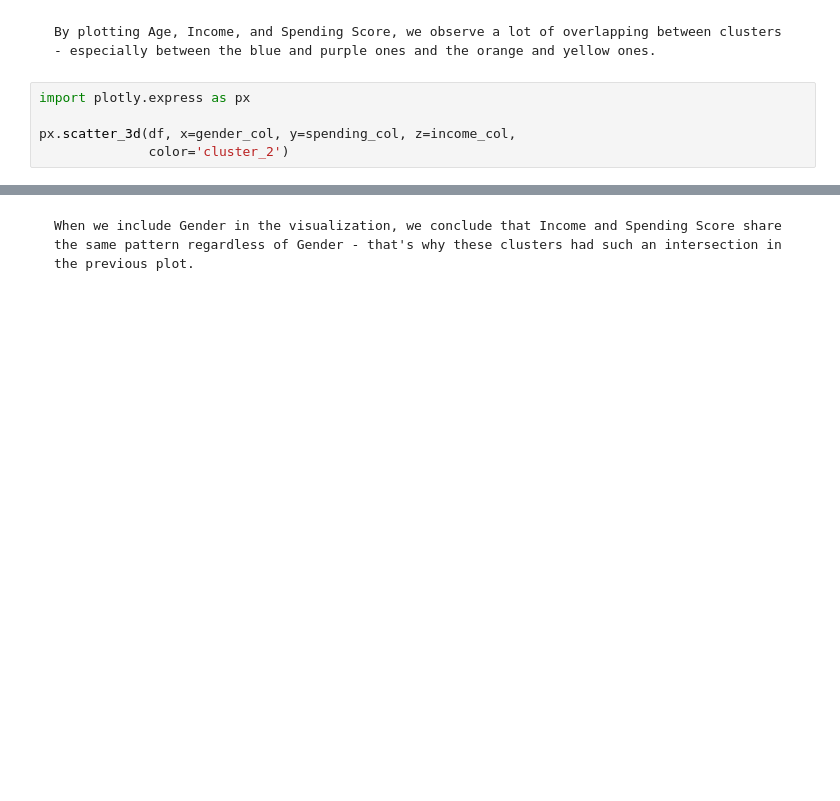
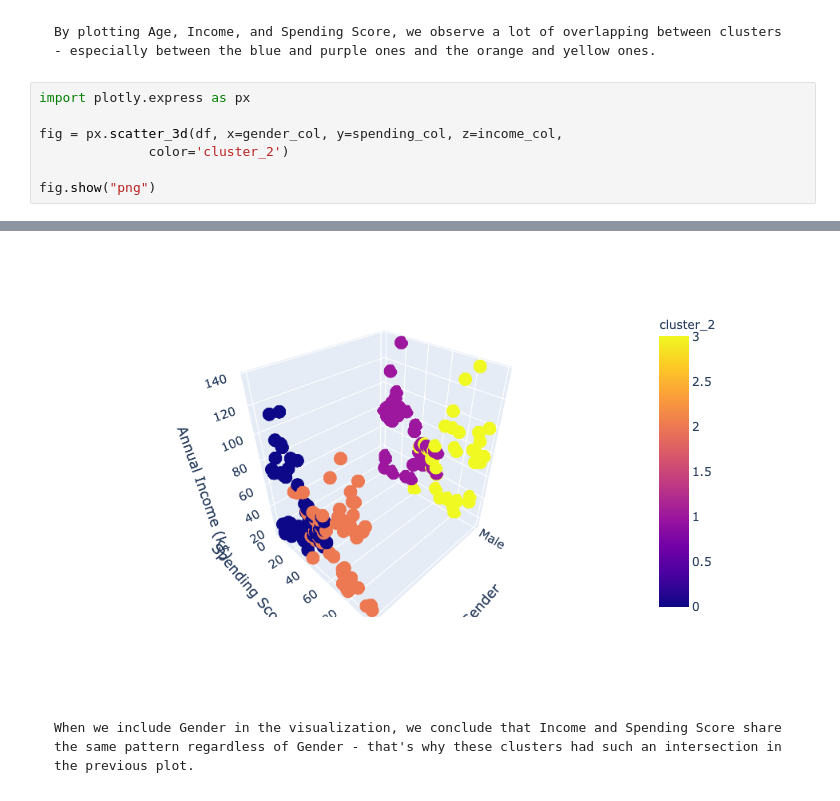
Before and after one commit to rodrigosakai/ds-projects, a Jupyter notebook: customer-segmentation/customer-segmentation.ipynb, the cells around one changed output, grey strips where cells are left out. Saved outputs shown, nothing was run; the diff lists cells and outputs as text; blank space fills up the shorter version.

```diff
--- a/customer-segmentation/customer-segmentation.ipynb
+++ b/customer-segmentation/customer-segmentation.ipynb
@@ -240,6 +241,8 @@ px.scatter_3d(df, x="Age", y=spending_col, z=income_col,
 # %%
 import plotly.express as px
 
-px.scatter_3d(df, x=gender_col, y=spending_col, z=income_col,
+fig = px.scatter_3d(df, x=gender_col, y=spending_col, z=income_col,
               color='cluster_2')
+
+fig.show("png")
 # %% [output]
@@ -247,3 +249,4 @@ px.scatter_3d(df, x=gender_col, y=spending_col, z=income_col,
+[figure, added]
 # %% [markdown]
     When we include Gender in the visualization, we conclude that Income and Spending Score share the same pattern regardless of Gender - that's why these clusters had such an intersection in the previous plot.
 # %%
```
Also changed, not shown: parts of 7 cells of this notebook.
